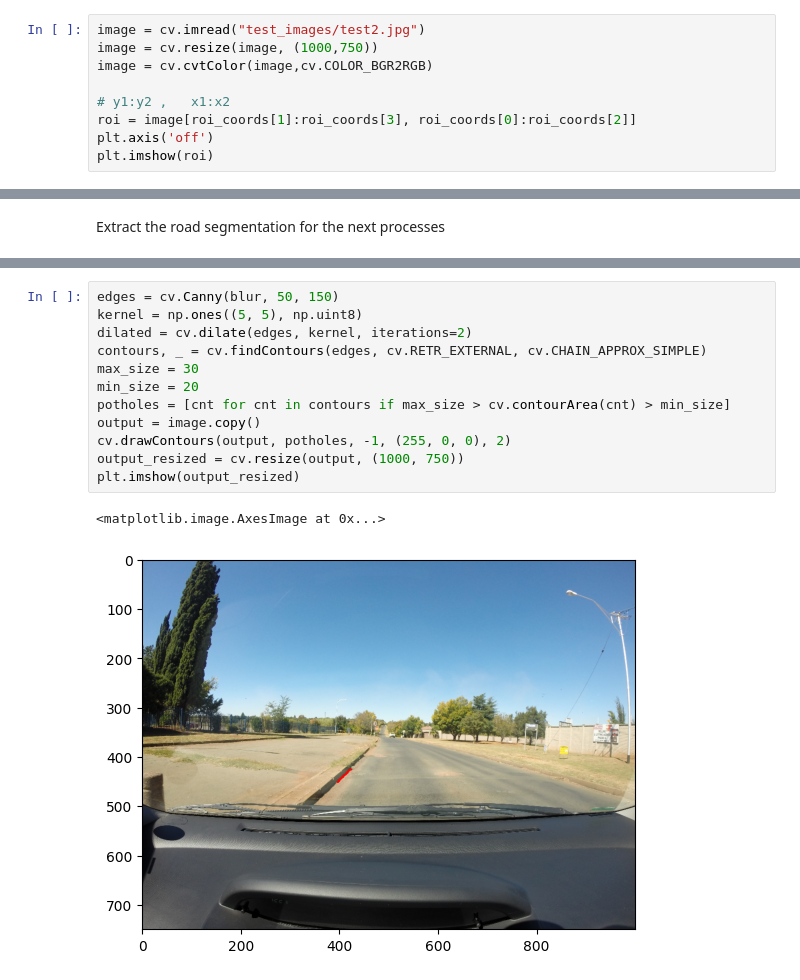
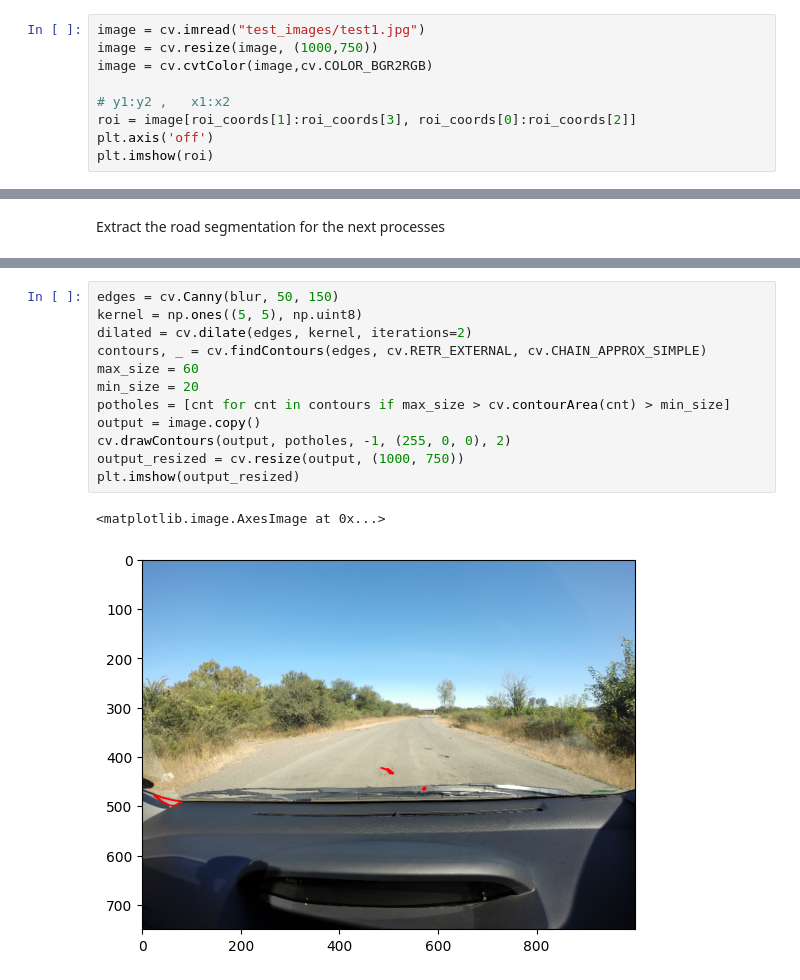
Before and after one commit to christiandalfarra/SIVProject, a Jupyter notebook: project_notebook.ipynb, the cells around one changed output, grey strips where cells are left out. Cells and saved outputs as stored; diff of their text form.

```diff
--- a/project_notebook.ipynb
+++ b/project_notebook.ipynb
@@ -41,7 +41,7 @@ plt.show()
 # %% [markdown]
 Show the ROI in the selected image
 # %%
-image = cv.imread("test_images/test2.jpg")
+image = cv.imread("test_images/test1.jpg")
 image = cv.resize(image, (1000,750))
 image = cv.cvtColor(image,cv.COLOR_BGR2RGB)
 
@@ -189,15 +189,15 @@ plt.imshow(blur,cmap='gray')
 # %%
 edges = cv.Canny(blur, 50, 150)
 kernel = np.ones((5, 5), np.uint8)
 dilated = cv.dilate(edges, kernel, iterations=2)
 contours, _ = cv.findContours(edges, cv.RETR_EXTERNAL, cv.CHAIN_APPROX_SIMPLE)
-max_size = 30
+max_size = 60
 min_size = 20
 potholes = [cnt for cnt in contours if max_size > cv.contourArea(cnt) > min_size]
 output = image.copy()
 cv.drawContours(output, potholes, -1, (255, 0, 0), 2)
 output_resized = cv.resize(output, (1000, 750))
 plt.imshow(output_resized)
 # %% [output]
 <matplotlib.image.AxesImage at 0x...>
-[figure, old version]
+[figure, new version]
```
Also changed, not shown: parts of 8 cells of this notebook.
